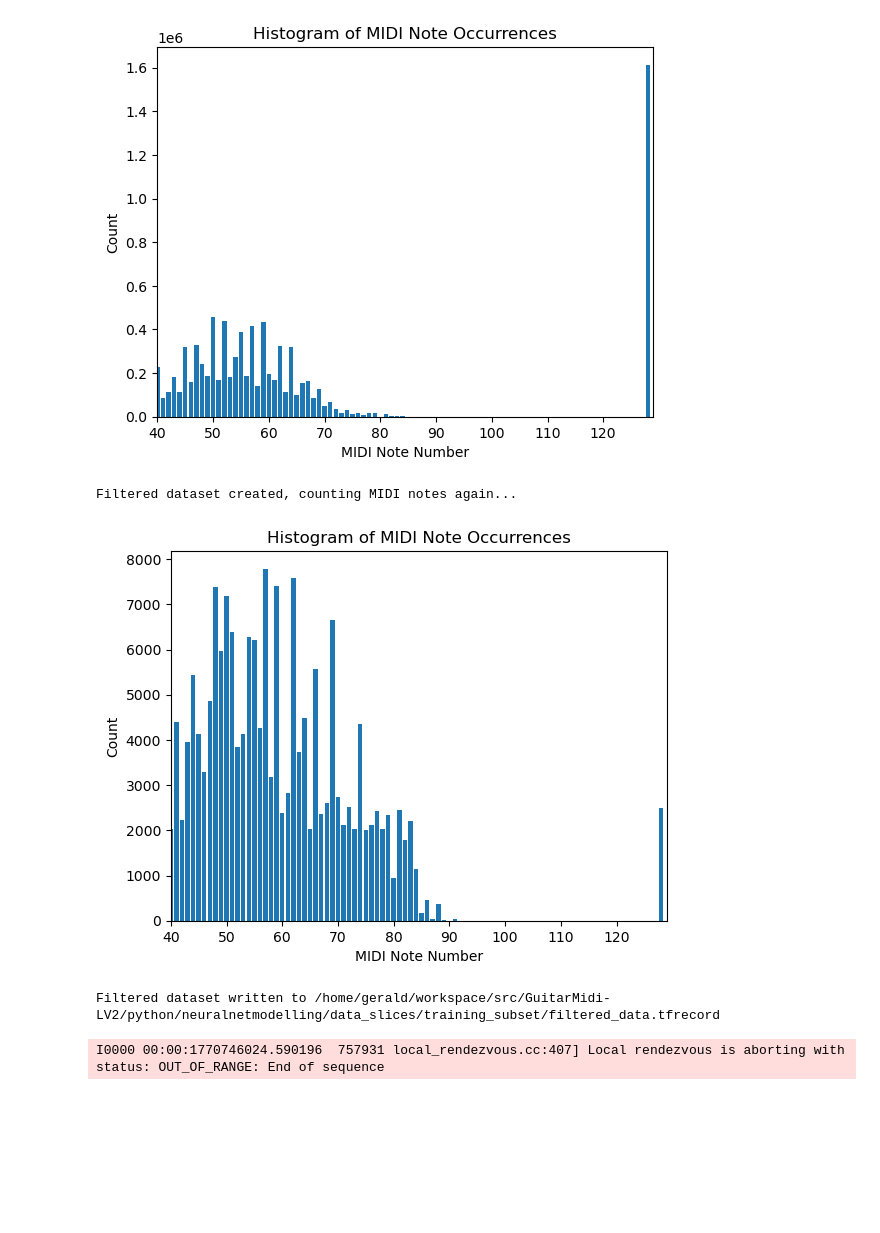
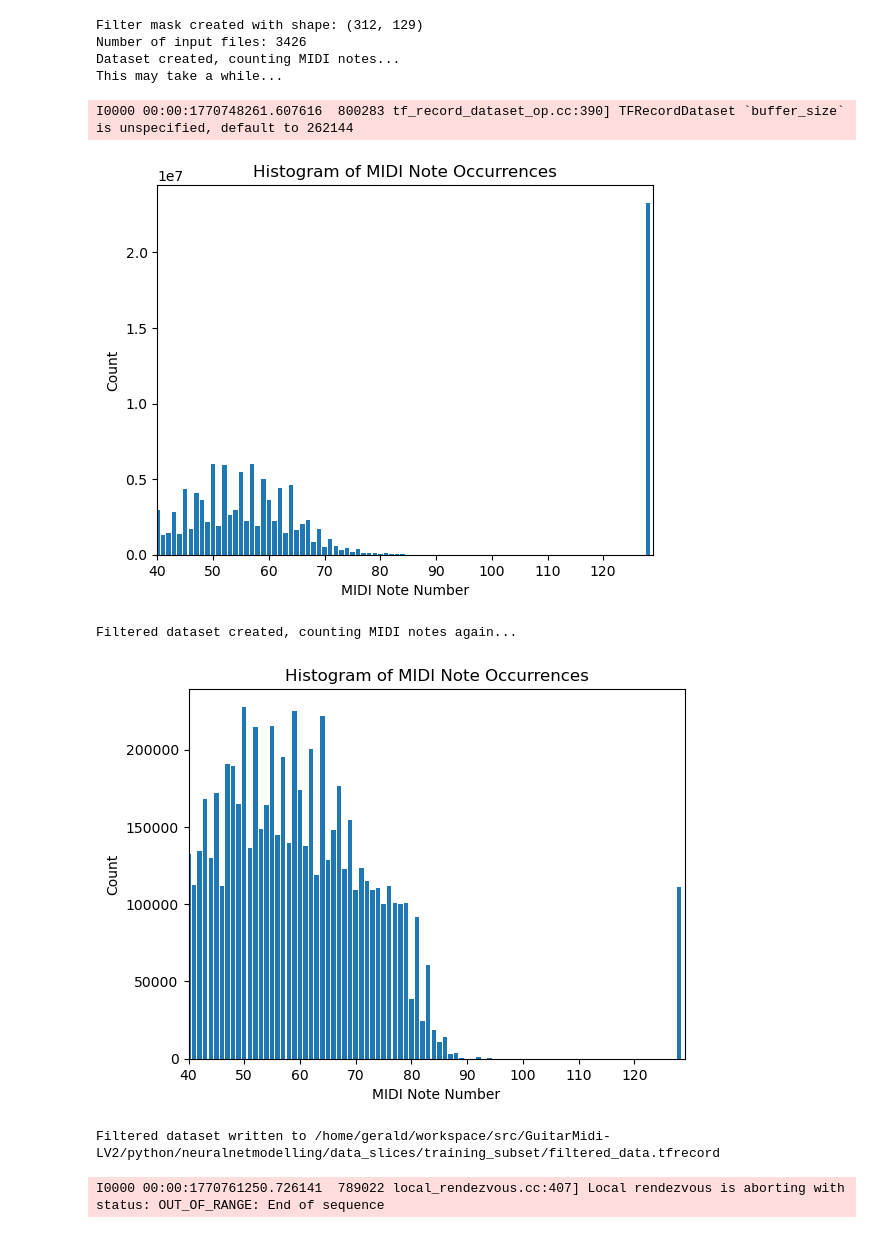
Before and after one commit to Tomtiger66/GuitarMidi-LV2, a Jupyter notebook: python/neuralnetmodelling/create_trainingsubset.ipynb, the cells around one changed output. Drawn from its saved outputs; the diff is of its cells as text; code cells hidden in the pictures; blank space fills up the shorter version.

Commit message:
fixed dataset size

```diff
--- a/python/neuralnetmodelling/create_trainingsubset.ipynb
+++ b/python/neuralnetmodelling/create_trainingsubset.ipynb
@@ -14,7 +14,9 @@ subset = '/home/gerald/workspace/src/GuitarMidi-LV2/python/neuralnetmodelling/da
 input_filepaths = sorted(glob.glob(os.path.join(training_dir, '**', 'input', 'data.tfrecord'), recursive=True))
 random.seed(42)
 random.shuffle(input_filepaths)
-# input_filepaths=input_filepaths[:1000]
+numfiles=3426
+print("Loading a fixed set of ",numfiles," files")# Amount to ~1GB on disk without filtering or 312GB with prefiltering
+input_filepaths=input_filepaths[:numfiles]
 feature_description = {
     "input":  tf.io.FixedLenFeature([], tf.string),
     "output": tf.io.FixedLenFeature([], tf.string),
@@ -148,8 +156,13 @@ This may take a while...
+Filter mask created with shape: (312, 129)
+Number of input files: 3426
+Dataset created, counting MIDI notes...
+This may take a while...
+I0000 00:00:1770748261.607616  800283 tf_record_dataset_op.cc:390] TFRecordDataset `buffer_size` is unspecified, default to 262144
-[figure, old version]
+[figure, new version]
-Filtered dataset created, counting MIDI notes again...
+Filtered dataset created, counting MIDI notes again...
-[figure, old version]
+[figure, new version]
-Filtered dataset written to /home/gerald/workspace/src/GuitarMidi-LV2/python/neuralnetmodelling/data_slices/training_subset/filtered_data.tfrecord
-I0000 00:00:1770746024.590196  757931 local_rendezvous.cc:407] Local rendezvous is aborting with status: OUT_OF_RANGE: End of sequence
+Filtered dataset written to /home/gerald/workspace/src/GuitarMidi-LV2/python/neuralnetmodelling/data_slices/training_subset/filtered_data.tfrecord
+I0000 00:00:1770761250.726141  789022 local_rendezvous.cc:407] Local rendezvous is aborting with status: OUT_OF_RANGE: End of sequence
 # %%
 #EDIT: THIS PART HAS MOVED TO TRAINING.IPYNB!
 
```
Also changed, not shown: parts of 1 cell of this notebook.
